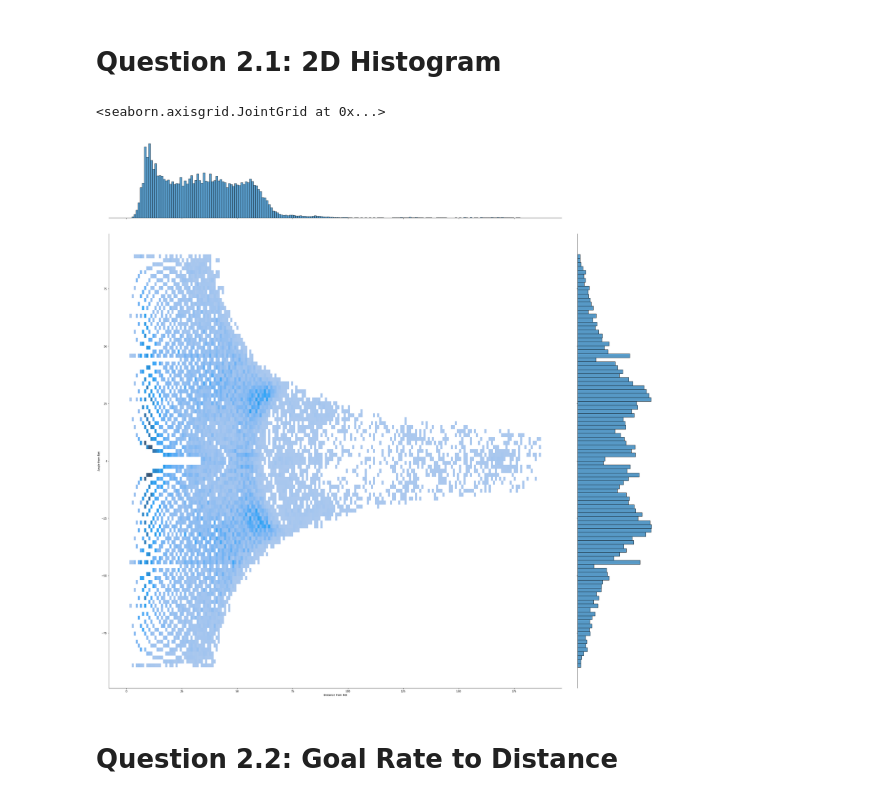
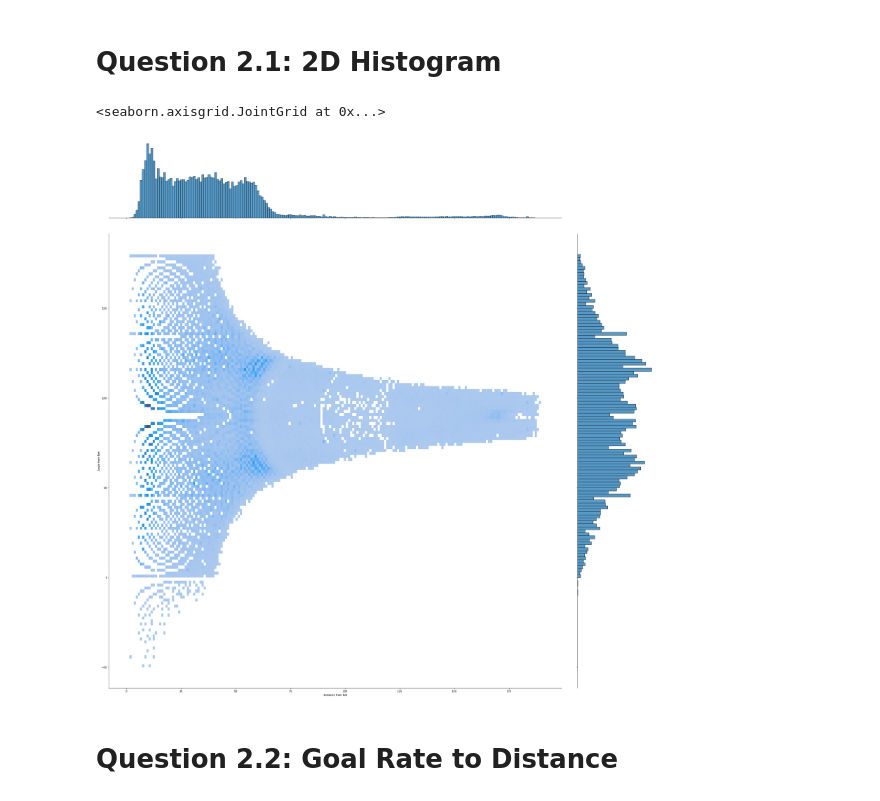
Before and after one commit to IreneZhou0129/IFT6758_m1, a Jupyter notebook: notebooks/m2_q2.ipynb, the cells around one changed output. Drawn from its saved outputs; the diff is of its cells as text; code cells hidden in the pictures.

Commit message:
fixed m2_q2.ipynb angles and re-plotted plots

```diff
--- a/notebooks/m2_q2.ipynb
+++ b/notebooks/m2_q2.ipynb
@@ -322,30 +285,18 @@ q2_1_2()
 # %%
 # penguins = sns.load_dataset("penguins")
 # print(type(penguins))
 # print(penguins)
 # sns.jointplot(data=penguins, x="bill_length_mm", y="bill_depth_mm")
 
 # https://github.com/mwaskom/seaborn/issues/469
 
-years = [2015, 2016, 2017, 2018]
+csv_path = f'../../m2_CSV_data/all_data.csv'
+all_data = pd.read_csv(csv_path)
 
-all_data = []
-
-for year in years:
-    csv_path = f'../../m2_CSV_data/regular_season/2016'
-    for filename in os.listdir(csv_path):
-        csv_data = pd.read_csv(csv_path + '/' + filename)
-        all_data.append(csv_data)
-
-all_data = pd.concat(all_data, axis=0, ignore_index=True)
-
-
-# print(type(csv_data))
-# print(csv_data)
 sns.jointplot(data=all_data, x="Distance from Net", y="Angle from Net", kind='hist', height=30)
 # %% [output]
 <seaborn.axisgrid.JointGrid at 0x...>
-[figure, old version]
+[figure, new version]
 # %% [markdown]
 # Question 2.2: Goal Rate to Distance
 # %%
```
Also changed, not shown: parts of 8 cells of this notebook.
